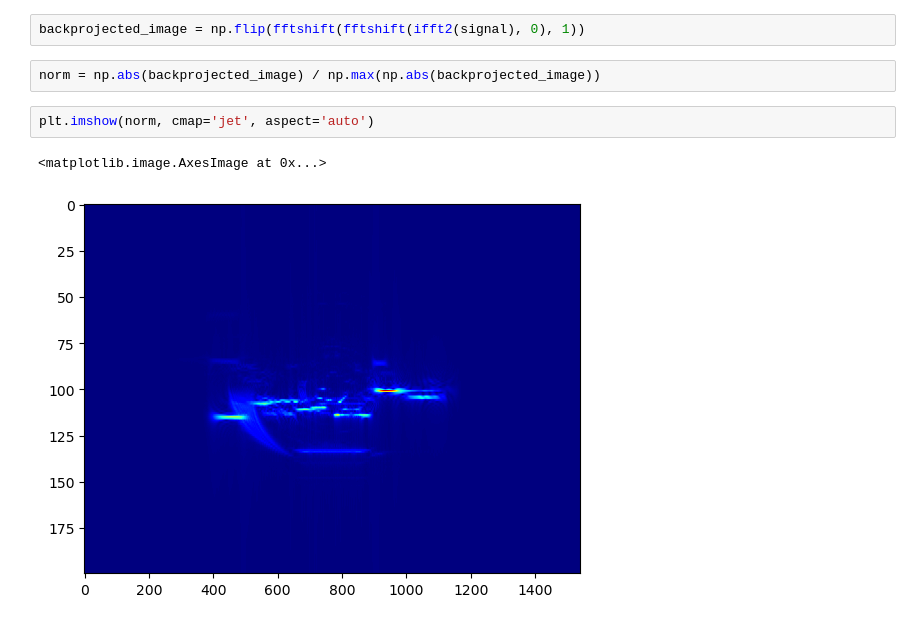
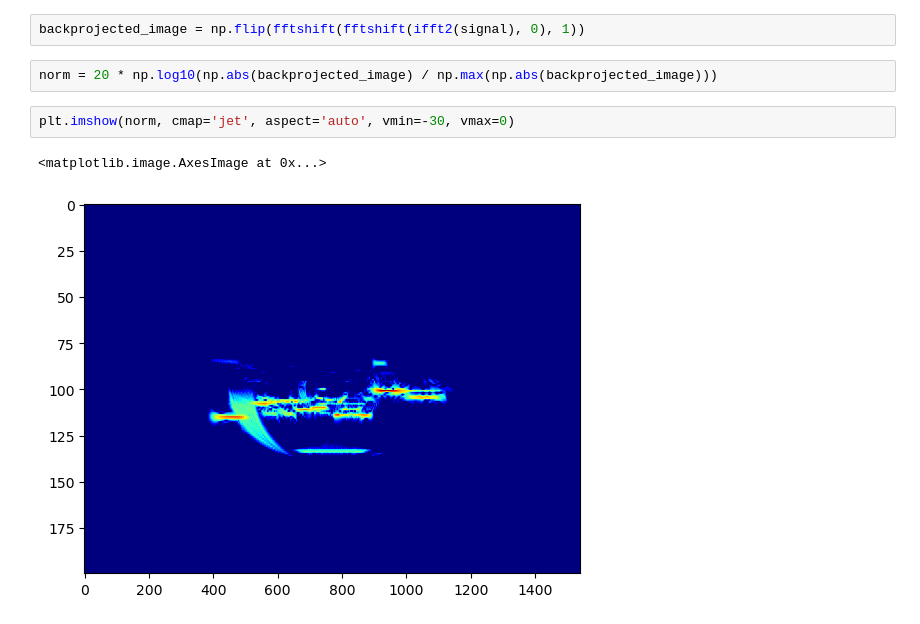
Before and after one commit to AndrewPlayer3/sar_processing, a Jupyter notebook: back_projection.ipynb, the cells around one changed output. Saved outputs shown, nothing was run; the diff lists cells and outputs as text.

```diff
--- a/back_projection.ipynb
+++ b/back_projection.ipynb
@@ -137,9 +137,9 @@ signal = np.squeeze(vv[0:num_freqs]) + np.squeeze(hh[0:num_freqs]) + np.squeeze(
 # %%
 backprojected_image = np.flip(fftshift(fftshift(ifft2(signal), 0), 1))
 # %%
-norm = np.abs(backprojected_image) / np.max(np.abs(backprojected_image))
+norm = 20 * np.log10(np.abs(backprojected_image) / np.max(np.abs(backprojected_image)))
 # %%
-plt.imshow(norm, cmap='jet', aspect='auto')
+plt.imshow(norm, cmap='jet', aspect='auto', vmin=-30, vmax=0)
 # %% [output]
 <matplotlib.image.AxesImage at 0x...>
-[figure, old version]
+[figure, new version]
```
